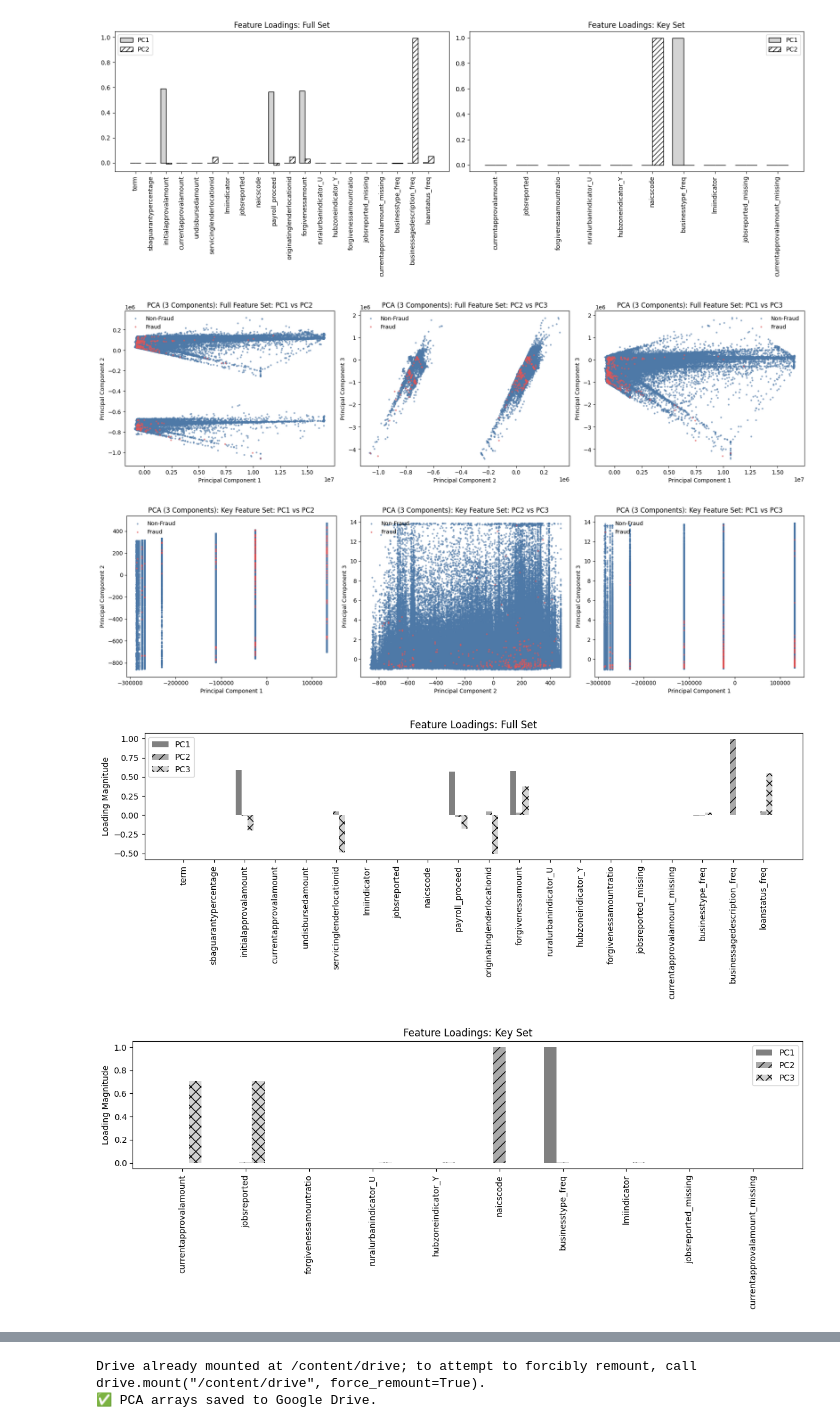
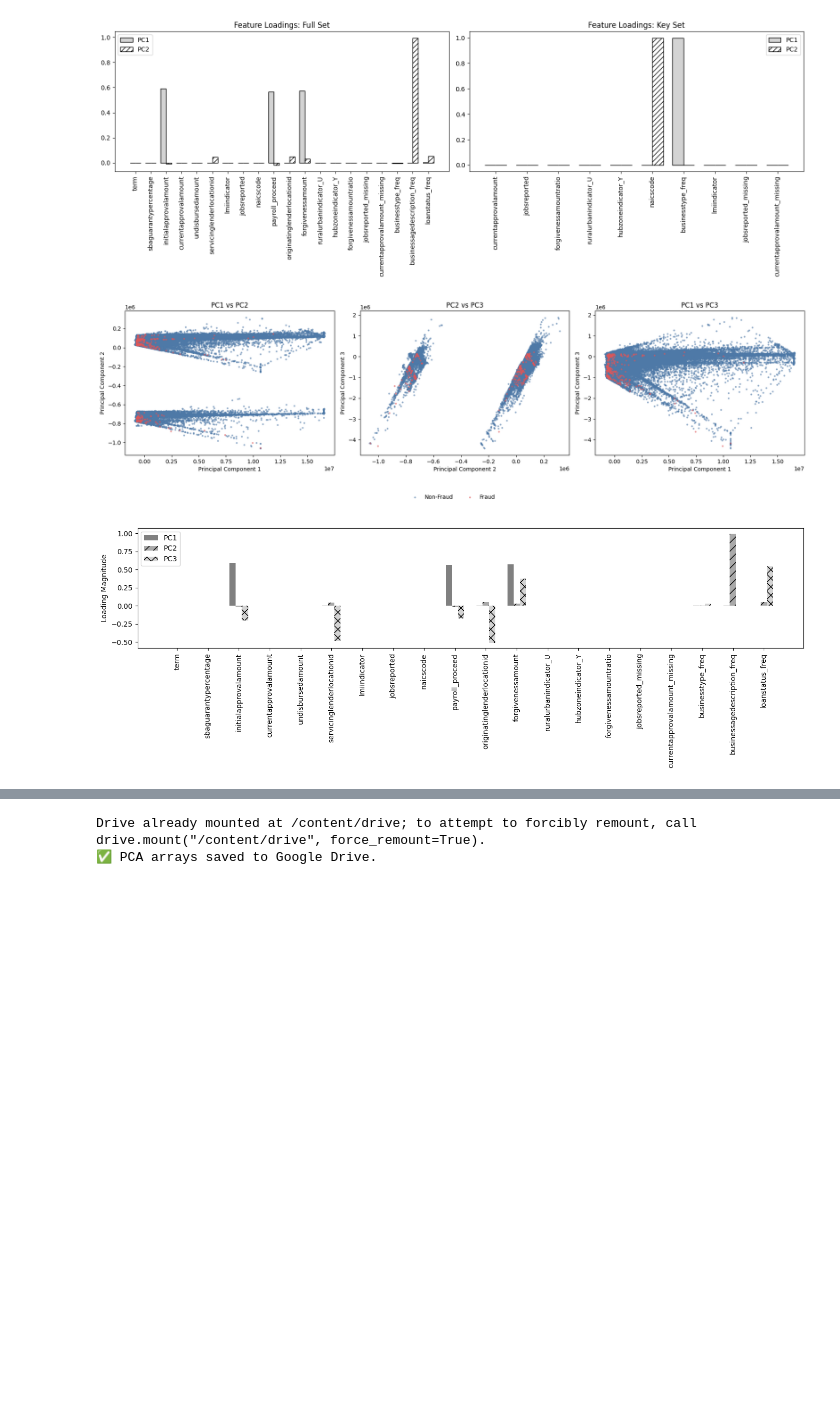
Before and after one commit to sappw1/Dissertation, a Jupyter notebook: Notebooks/Notebooks-Working/Modeling/Unsupervised/01_PCA.ipynb, the cells around one changed output, grey strips where cells are left out. Drawn from its saved outputs; the diff is of its cells as text; code cells hidden in the pictures; blank space fills up the shorter version.

```diff
--- a/Notebooks/Notebooks-Working/Modeling/Unsupervised/01_PCA.ipynb
+++ b/Notebooks/Notebooks-Working/Modeling/Unsupervised/01_PCA.ipynb
@@ -312,8 +314,10 @@ X_key_pca_3 = pca_key_3.fit_transform(X_key_pca_ready)
 # Define APA-style fraud label colors
 colors = {0: "#4E79A7", 1: "#E15759"}
 
+handles = []
+labels_list = []
 # Function to make scatter plots for PCA projections with fraud labels
-def plot_pca_scatter(X_pca, y_labels, title_prefix):
+def plot_pca_scatter(X_pca, y_labels):
     fig, axes = plt.subplots(1, 3, figsize=(18, 5))
     #plt.style.use("apa.mplstyle")
 
@@ -322,56 +326,57 @@ def plot_pca_scatter(X_pca, y_labels, title_prefix):
         label_name = "Fraud" if label else "Non-Fraud"
         color = colors[label]
 
-        axes[0].scatter(X_pca[mask, 0], X_pca[mask, 1], s=5, alpha=0.5, label=label_name, color=color)
+        scatter1 =axes[0].scatter(X_pca[mask, 0], X_pca[mask, 1], s=5, alpha=0.5, label=label_name, color=color)
         axes[1].scatter(X_pca[mask, 1], X_pca[mask, 2], s=5, alpha=0.5, label=label_name, color=color)
         axes[2].scatter(X_pca[mask, 0], X_pca[mask, 2], s=5, alpha=0.5, label=label_name, color=color)
 
-    axes[0].set_title(f"{title_prefix}: PC1 vs PC2")
+
+        handles.append(scatter1)
+        labels_list.append(label_name)
+
+    axes[0].set_title("PC1 vs PC2")
     axes[0].set_xlabel("Principal Component 1")
     axes[0].set_ylabel("Principal Component 2")
 
-    axes[1].set_title(f"{title_prefix}: PC2 vs PC3")
+    axes[1].set_title("PC2 vs PC3")
     axes[1].set_xlabel("Principal Component 2")
     axes[1].set_ylabel("Principal Component 3")
 
-    axes[2].set_title(f"{title_prefix}: PC1 vs PC3")
+    axes[2].set_title("PC1 vs PC3")
     axes[2].set_xlabel("Principal Component 1")
     axes[2].set_ylabel("Principal Component 3")
 
-    for ax in axes:
-        ax.legend(frameon=False)
-
+    fig.legend(handles, labels_list, loc='lower center', ncol=2, frameon=False, bbox_to_anchor=(0.5, -0.05))
     plt.tight_layout()
+    plt.subplots_adjust(bottom=0.2)
     plt.show()
 
 #usage:
-plot_pca_scatter(X_all_pca_3, y.loc[X_all_pca_ready.index], "PCA (3 Components): Full Feature Set")
-plot_pca_scatter(X_key_pca_3, y.loc[X_key_pca_ready.index], "PCA (3 Components): Key Feature Set")
+plot_pca_scatter(X_all_pca_3, y.loc[X_all_pca_ready.index])
+#plot_pca_scatter(X_key_pca_3, y.loc[X_key_pca_ready.index], "PCA (3 Components): Key Feature Set")
 
 # Function to plot feature loadings
 def plot_loadings(pca, feature_names, title_prefix):
     components = pca.components_
-    fig, ax = plt.subplots(figsize=(12, 5))
+    fig, ax = plt.subplots(figsize=(14, 5))
     bar_width = 0.2
     indices = np.arange(len(feature_names))
 
     ax.bar(indices - bar_width, components[0], bar_width, label="PC1", color="gray")
     ax.bar(indices, components[1], bar_width, label="PC2", color="darkgray", hatch="//")
     ax.bar(indices + bar_width, components[2], bar_width, label="PC3", color="lightgray", hatch="xx")
 
-    ax.set_title(f"Feature Loadings: {title_prefix}")
+    #ax.set_title(f"Feature Loadings: {title_prefix}")
     ax.set_xticks(indices)
     ax.set_xticklabels(feature_names, rotation=90)
     ax.set_ylabel("Loading Magnitude")
-    ax.legend()
+    ax.legend(loc='upper left')
     plt.tight_layout()
     plt.show()
 
 # Plot loadings
 plot_loadings(pca_all_3, X_all_pca_ready.columns, "Full Set")
-plot_loadings(pca_key_3, X_key_pca_ready.columns, "Key Set")
+#plot_loadings(pca_key_3, X_key_pca_ready.columns, "Key Set")
 # %% [output]
-[figure, old version]
+[figure, new version]
-[figure, old version]
+[figure, new version]
-[figure, removed]
-[figure, removed]
```
Also changed, not shown: parts of 3 cells of this notebook.
